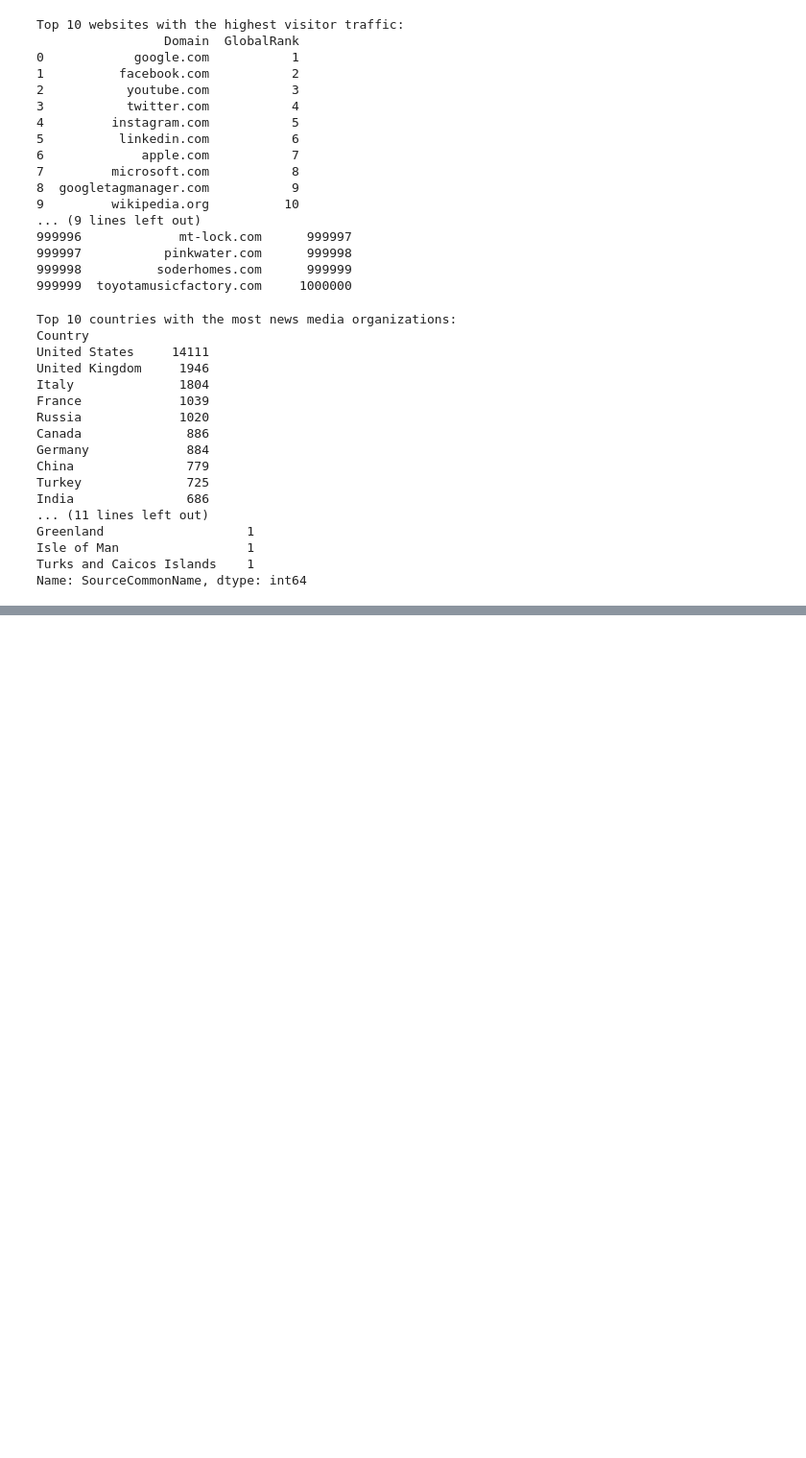
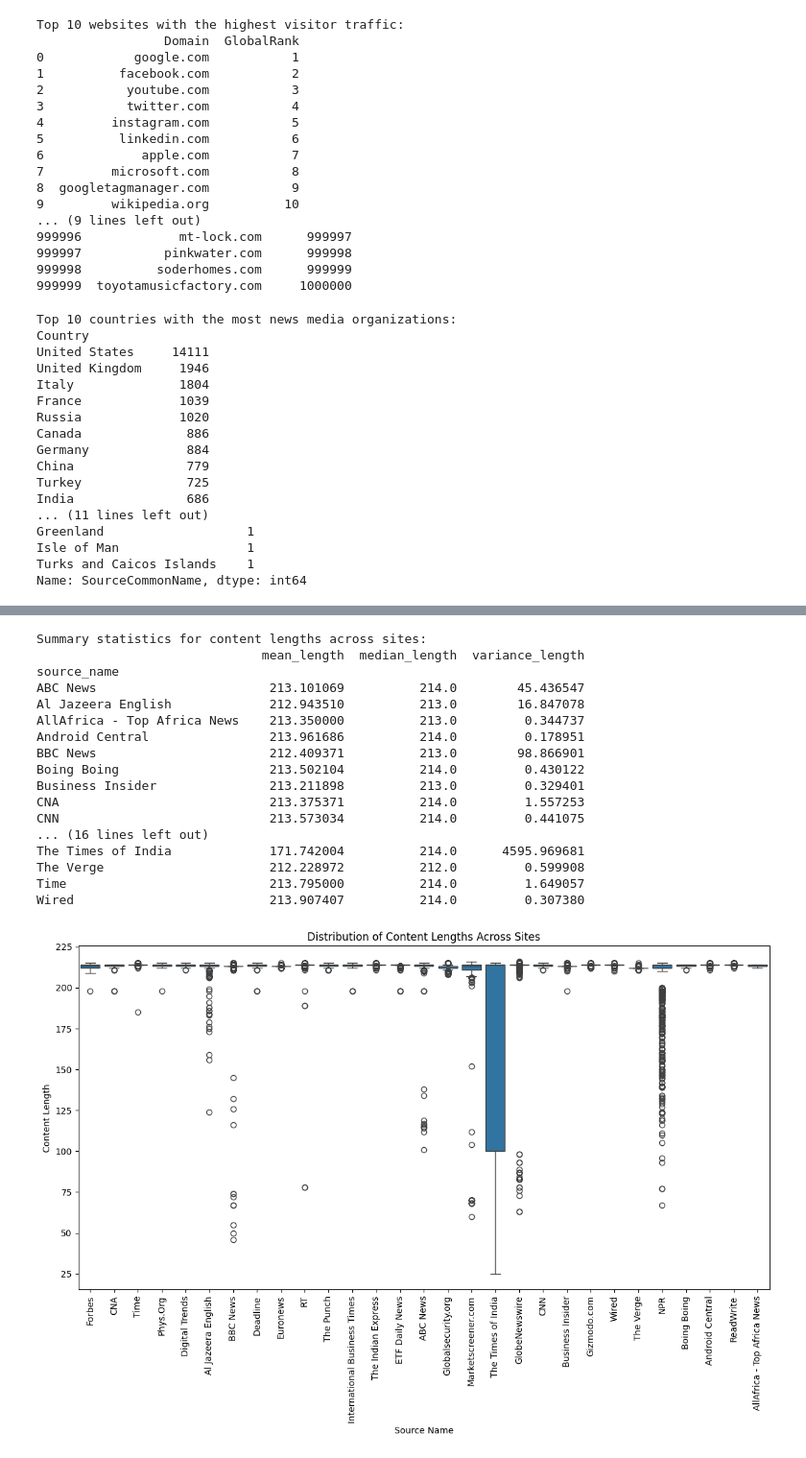
Before and after one commit to CarmelZe/news_correlation_10ac_week0, a Jupyter notebook: notebooks/eda_analysis.ipynb, the cells around one changed output, grey strips where cells are left out. Shown: that part at 96% size. Saved outputs shown, nothing was run; the diff lists cells and outputs as text; code cells hidden in the pictures; blank space fills up the shorter version.

```diff
--- a/notebooks/eda_analysis.ipynb
+++ b/notebooks/eda_analysis.ipynb
@@ -124,0 +356,58 @@ TypeError: first argument must be string or compiled pattern
+# %%
+#Compare the content metadata across sites
+#How similar are the raw message lengths across sites? Check the distribution among sites
+
+import pandas as pd
+import matplotlib.pyplot as plt
+import seaborn as sns
+
+data_df = pd.read_csv('../data/rating.csv')
+
+data_df['content_length'] = data_df['content'].apply(lambda x: len(str(x)) if pd.notna(x) else 0)
+
+grouped_lengths = data_df.groupby('source_name')['content_length'].agg(
+    mean_length='mean',
+    median_length='median',
+    variance_length='var'
+)
+
+print("Summary statistics for content lengths across sites:")
+print(grouped_lengths)
+
+plt.figure(figsize=(14, 7))
+sns.boxplot(x='source_name', y='content_length', data=data_df)
+plt.xticks(rotation=90)
+plt.title('Distribution of Content Lengths Across Sites')
+plt.xlabel('Source Name')
+plt.ylabel('Content Length')
+plt.show()
+
+plt.figure(figsize=(14, 10))
+for source in data_df['source_name'].unique():
+    subset = data_df[data_df['source_name'] == source]
+    sns.histplot(subset['content_length'], kde=True, label=source, bins=30, alpha=0.5)
+
+plt.legend(loc='upper right')
+plt.title('Histogram of Content Lengths by Source')
+plt.xlabel('Content Length')
+plt.ylabel('Frequency')
+plt.show()
+# %% [output]
+Summary statistics for content lengths across sites:
+                              mean_length  median_length  variance_length
+source_name
+ABC News                       213.101069          214.0        45.436547
+Al Jazeera English             212.943510          213.0        16.847078
+AllAfrica - Top Africa News    213.350000          213.0         0.344737
+Android Central                213.961686          214.0         0.178951
+BBC News                       212.409371          213.0        98.866901
+Boing Boing                    213.502104          214.0         0.430122
+Business Insider               213.211898          213.0         0.329401
+CNA                            213.375371          214.0         1.557253
+CNN                            213.573034          214.0         0.441075
+... (16 lines left out)
+The Times of India             171.742004          214.0      4595.969681
+The Verge                      212.228972          212.0         0.599908
+Time                           213.795000          214.0         1.649057
+Wired                          213.907407          214.0         0.307380
+[figure, added]
```
Also changed, not shown: parts of 7 cells of this notebook, 16 other files.
